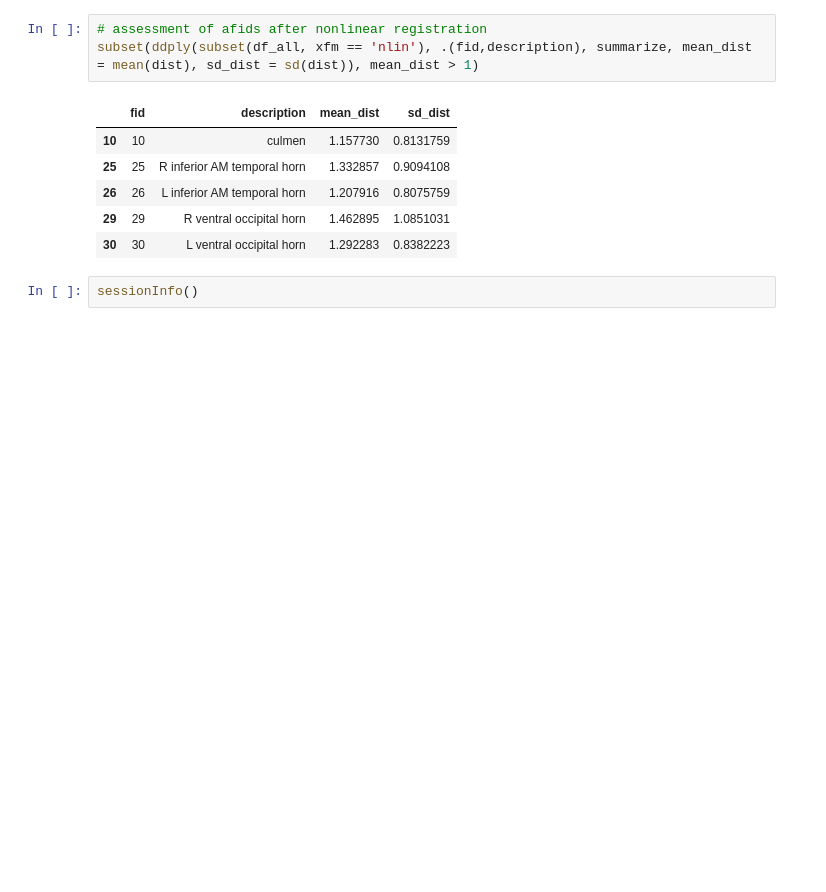
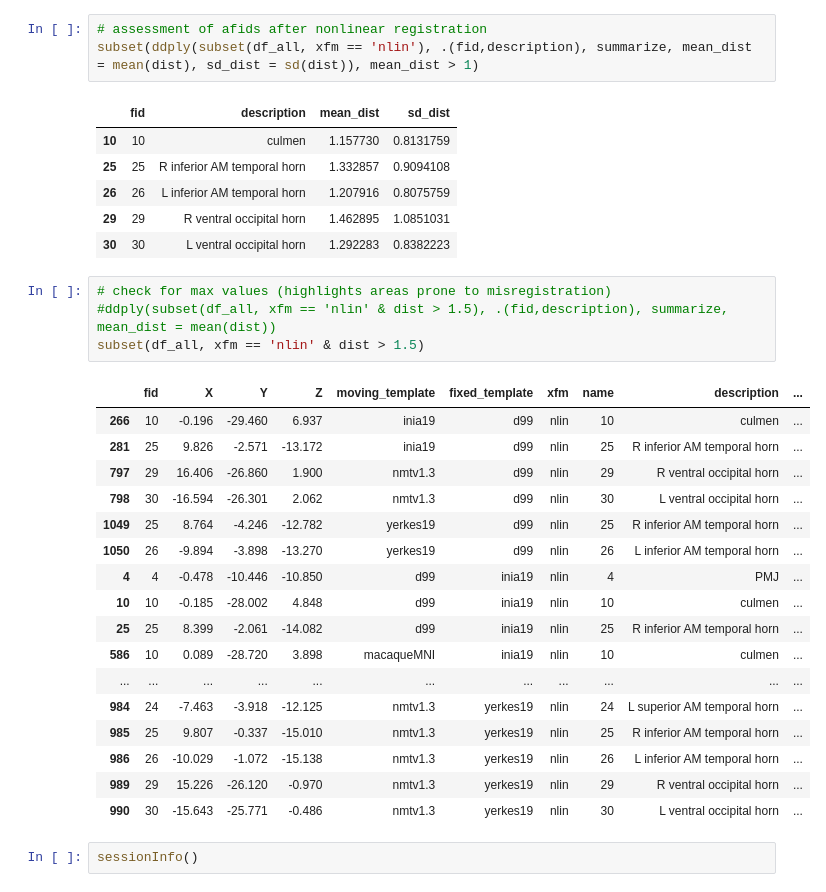
Before and after one commit to afids/afids-macaca, a Jupyter notebook: notebooks/PHASE3_RheMAP_template_to_template.ipynb, the cells around one changed output. Drawn from its saved outputs; the diff is of its cells as text; blank space fills up the shorter version.

Commit message:
added max values computation
highlights areas prone to misregistration

```diff
--- a/notebooks/PHASE3_RheMAP_template_to_template.ipynb
+++ b/notebooks/PHASE3_RheMAP_template_to_template.ipynb
@@ -267,6 +267,28 @@ subset(ddply(subset(df_all, xfm == 'nlin'), .(fid,description), summarize, mean_
 | 26 | 26 | L inferior AM temporal horn | 1.207916 | 0.8075759 |
 | 29 | 29 | R ventral occipital horn | 1.462895 | 1.0851031 |
 | 30 | 30 | L ventral occipital horn | 1.292283 | 0.8382223 |
+# %%
+# check for max values (highlights areas prone to misregistration)
+#ddply(subset(df_all, xfm == 'nlin' & dist > 1.5), .(fid,description), summarize, mean_dist = mean(dist))
+subset(df_all, xfm == 'nlin' & dist > 1.5)
+# %% [output]
+|  | fid | X | Y | Z | moving_template | fixed_template | xfm | name | description | ... |
+| 266 | 10 | -0.196 | -29.460 | 6.937 | inia19 | d99 | nlin | 10 | culmen | ... |
+| 281 | 25 | 9.826 | -2.571 | -13.172 | inia19 | d99 | nlin | 25 | R inferior AM temporal horn | ... |
+| 797 | 29 | 16.406 | -26.860 | 1.900 | nmtv1.3 | d99 | nlin | 29 | R ventral occipital horn | ... |
+| 798 | 30 | -16.594 | -26.301 | 2.062 | nmtv1.3 | d99 | nlin | 30 | L ventral occipital horn | ... |
+| 1049 | 25 | 8.764 | -4.246 | -12.782 | yerkes19 | d99 | nlin | 25 | R inferior AM temporal horn | ... |
+| 1050 | 26 | -9.894 | -3.898 | -13.270 | yerkes19 | d99 | nlin | 26 | L inferior AM temporal horn | ... |
+| 4 | 4 | -0.478 | -10.446 | -10.850 | d99 | inia19 | nlin | 4 | PMJ | ... |
+| 10 | 10 | -0.185 | -28.002 | 4.848 | d99 | inia19 | nlin | 10 | culmen | ... |
+| 25 | 25 | 8.399 | -2.061 | -14.082 | d99 | inia19 | nlin | 25 | R inferior AM temporal horn | ... |
+| 586 | 10 | 0.089 | -28.720 | 3.898 | macaqueMNI | inia19 | nlin | 10 | culmen | ... |
+| ... | ... | ... | ... | ... | ... | ... | ... | ... | ... | ... |
+| 984 | 24 | -7.463 | -3.918 | -12.125 | nmtv1.3 | yerkes19 | nlin | 24 | L superior AM temporal horn | ... |
+| 985 | 25 | 9.807 | -0.337 | -15.010 | nmtv1.3 | yerkes19 | nlin | 25 | R inferior AM temporal horn | ... |
+| 986 | 26 | -10.029 | -1.072 | -15.138 | nmtv1.3 | yerkes19 | nlin | 26 | L inferior AM temporal horn | ... |
+| 989 | 29 | 15.226 | -26.120 | -0.970 | nmtv1.3 | yerkes19 | nlin | 29 | R ventral occipital horn | ... |
+| 990 | 30 | -15.643 | -25.771 | -0.486 | nmtv1.3 | yerkes19 | nlin | 30 | L ventral occipital horn | ... |
 # %%
 sessionInfo()
 # %% [output]
```
